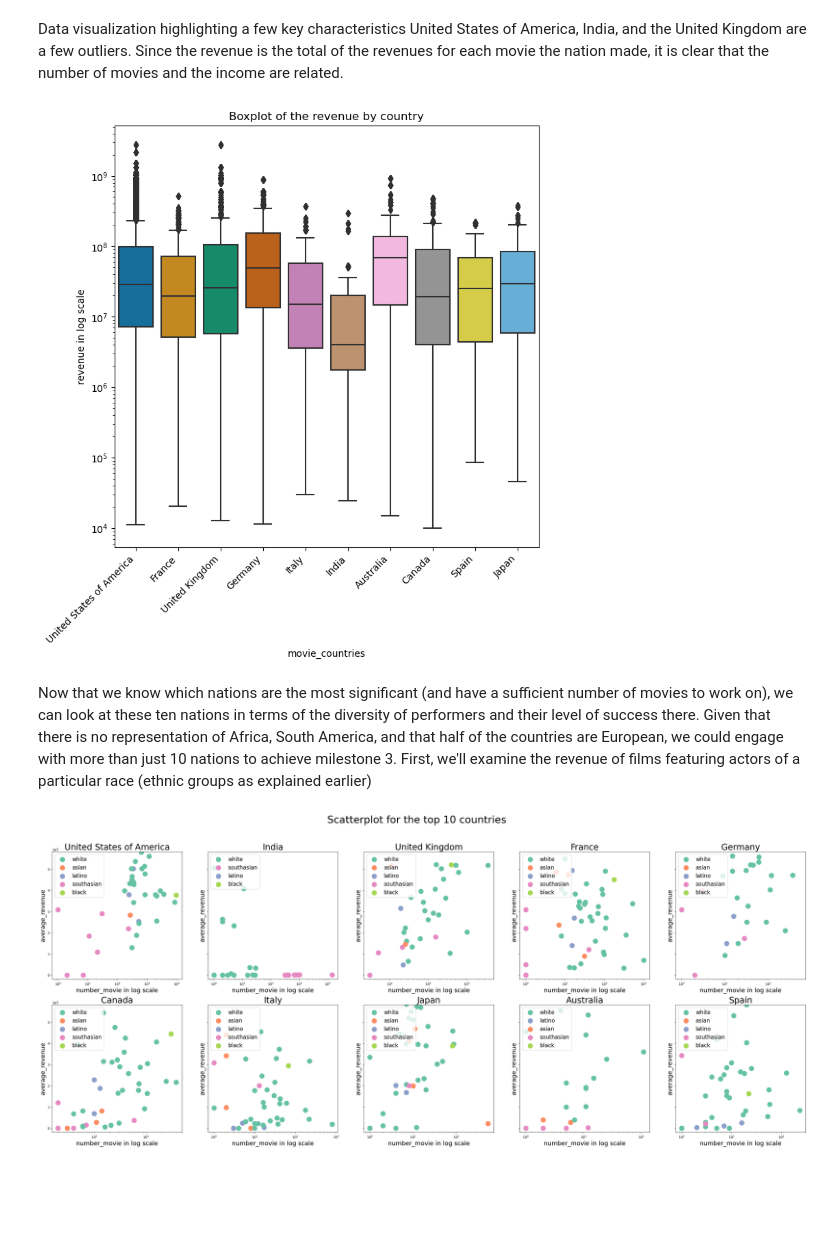
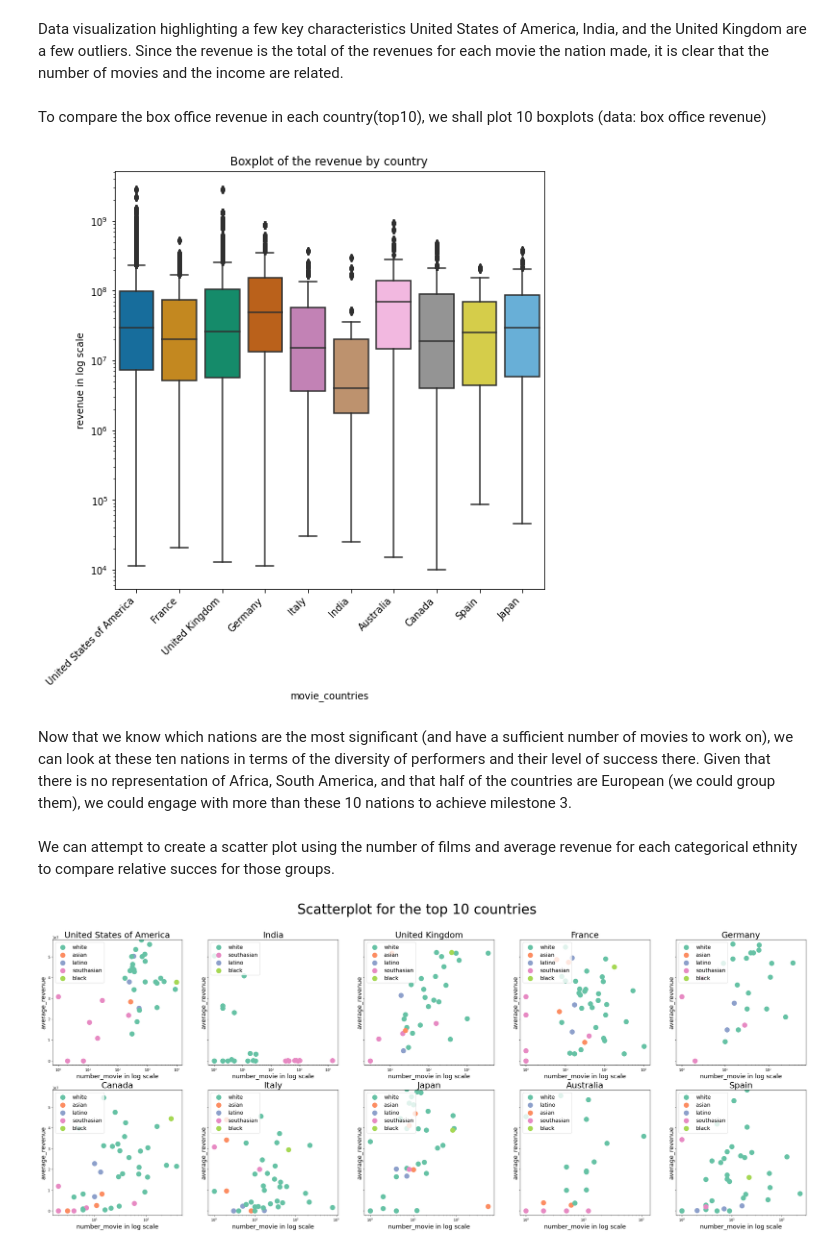
Before and after one commit to epfl-ada/ada-2022-project-borroworrob, a Jupyter notebook: main_milestone2.ipynb, the cells around one changed output. Saved outputs shown, nothing was run; the diff lists cells and outputs as text; code cells hidden in the pictures; blank space fills up the shorter version.

```diff
--- a/main_milestone2.ipynb
+++ b/main_milestone2.ipynb
@@ -406,22 +406,28 @@ plt.show()
 # %% [markdown]
 Data visualization highlighting a few key characteristics United States of America, India, and the United Kingdom are a few outliers. Since the revenue is the total of the revenues for each movie the nation made, it is clear that the number of movies and the income are related.
+# %% [markdown]
+To compare the box office revenue in each country(top10), we shall plot 10 boxplots (data: box office revenue)
 # %%
 #list of the 10 countries with the largest number of movie
 top_10_countries = data_c[:10].index
+
+#create a dataset for movie_countries column in the top 10 countries (duplicate were already removed)
 df = dft[dft['movie_countries'].isin(top_10_countries)]
+df = df.drop(df[df['revenue']==0].index)
 
 #Boxplot of the revenue for the 10 top countries
 plt.figure(figsize = (8,8))
 ax = sns.boxplot(y = 'revenue', x = 'movie_countries', palette = "colorblind", data = df)
 ax.set_xticklabels(ax.get_xticklabels(), rotation = 45, ha='right')
 ax.set_yscale("log")
 ax.set(ylabel='revenue in log scale')
 _ = plt.title("Boxplot of the revenue by country")
 # %% [output]
-[figure, old version]
+[figure, new version]
 # %% [markdown]
-Now that we know which nations are the most significant (and have a sufficient number of movies to work on), we can look at these ten nations in terms of the diversity of performers and their level of success there. Given that there is no representation of Africa, South America, and that half of the countries are European, we could engage with more than just 10 nations to achieve milestone 3.
-First, we'll examine the revenue of films featuring actors of a particular race (ethnic groups as explained earlier)
+Now that we know which nations are the most significant (and have a sufficient number of movies to work on), we can look at these ten nations in terms of the diversity of performers and their level of success there. Given that there is no representation of Africa, South America, and that half of the countries are European (we could group them), we could engage with more than these 10 nations to achieve milestone 3.
+# %% [markdown]
+We can attempt to create a scatter plot using the number of films and average revenue for each categorical ethnity to compare relative succes for those groups.
 # %%
 #create a list with all ethnicities we are interested in
 list_ethny = asian + southasian + black + latino + mixed + white + other
@@ -465,7 +471,7 @@ def ethnic_sucess (country) :
     return data_actor_succes
 # %%
 fig, axs = plt.subplots(2,5, figsize=(40, 15), sharey=True)
-fig.suptitle('Scatterplot for the top 10 countries', size = 30)
+fig.suptitle('Scatterplot for the top 10 countries', size = 40)
 axs = axs.ravel()
 # Get Unique ethnicity
 color_labels = ethnic_sucess(value)['categories'].unique()
@@ -486,11 +492,12 @@ for i, value in enumerate(top_10_countries) :
     axs[i].yaxis.label.set_size(18)
     axs[i].xaxis.label.set_size(18)
     axs[i].set_xscale('log')
+    # limite in y to see points close to 0 and zommed to the values
     axs[i].set_ylim(-2000000,np.max(ethnic_sucess(value)['average_revenue']))
     axs[i].set(xlabel='number_movie in log scale', ylabel='average_revenue')
     handles, labels = axs[i].get_legend_handles_labels()
     by_label = dict(zip(labels, handles))
     axs[i].legend(by_label.values(), by_label.keys(),loc='upper left',prop={'size': 16})
 # %% [output]
-[figure, old version]
+[figure, new version]
 # %% [markdown]
```
Also changed, not shown: parts of 8 cells of this notebook, 1 other file.
